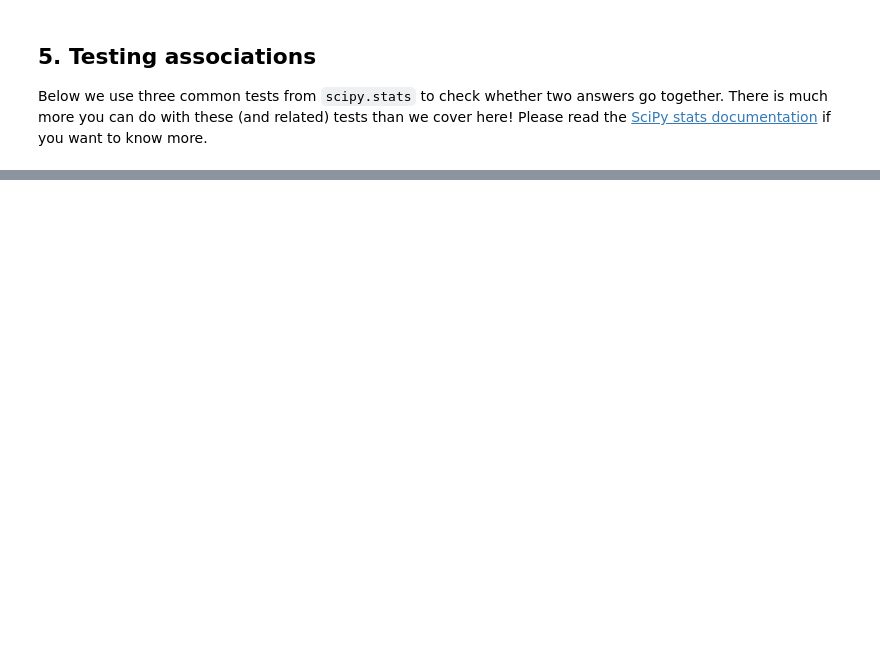
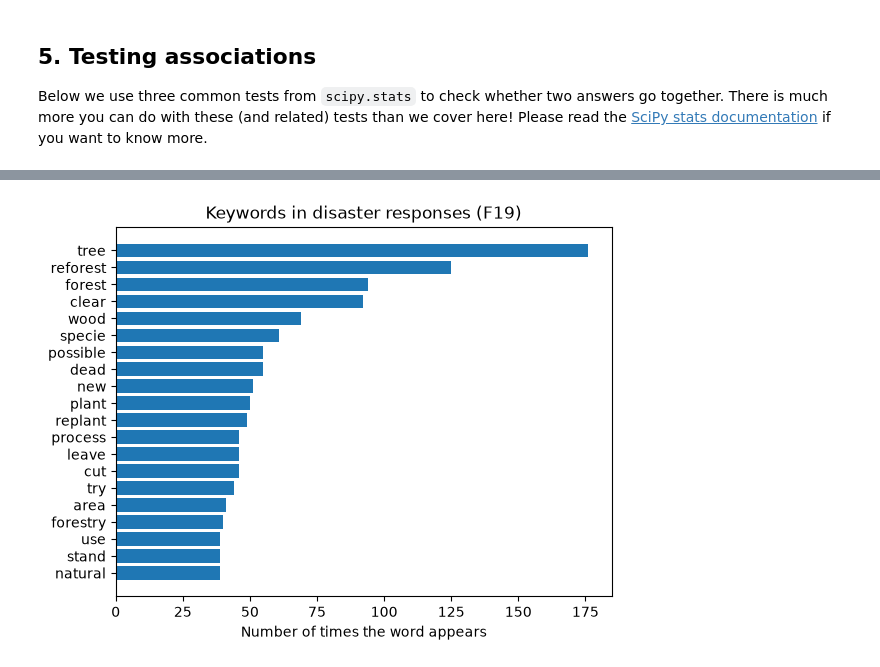
Before and after one commit to future-forests/coding-course, a Jupyter notebook: solutions/05b-survey-data.ipynb, the cells around one changed output, grey strips where cells are left out. Cells and saved outputs as stored; diff of their text form; code cells hidden in the pictures; blank space fills up the shorter version.

```diff
--- a/solutions/05b-survey-data.ipynb
+++ b/solutions/05b-survey-data.ipynb
@@ -399,0 +492,24 @@ plt.show()
+# %%
+# Solution
+
+# Replace missing codes and drop empty answers
+DisasterText = Answers['F19'].replace({'-99': np.nan, '-66': np.nan}).dropna()
+AllDisasterText = DisasterText.str.cat(sep=' ')  # one long string of all answers
+
+DisasterNLP = nlp(AllDisasterText)
+NTokens = len(DisasterNLP)
+
+# Collect roots
+Roots = pd.Series(np.nan, index=range(NTokens), dtype=object)
+for i, token in enumerate(DisasterNLP):
+    if not token.is_stop and not token.is_punct:
+        Roots.loc[i] = token.lemma_.lower()
+
+TopWords = Roots.value_counts().head(20).sort_values()  # 20 most frequent
+
+plt.barh(y=TopWords.index, width=TopWords)
+plt.xlabel('Number of times the word appears')
+plt.title('Keywords in disaster responses (F19)')
+plt.show()
+# %% [output]
+[figure, added]
```
Also changed, not shown: parts of 51 cells of this notebook, 3 other files.
